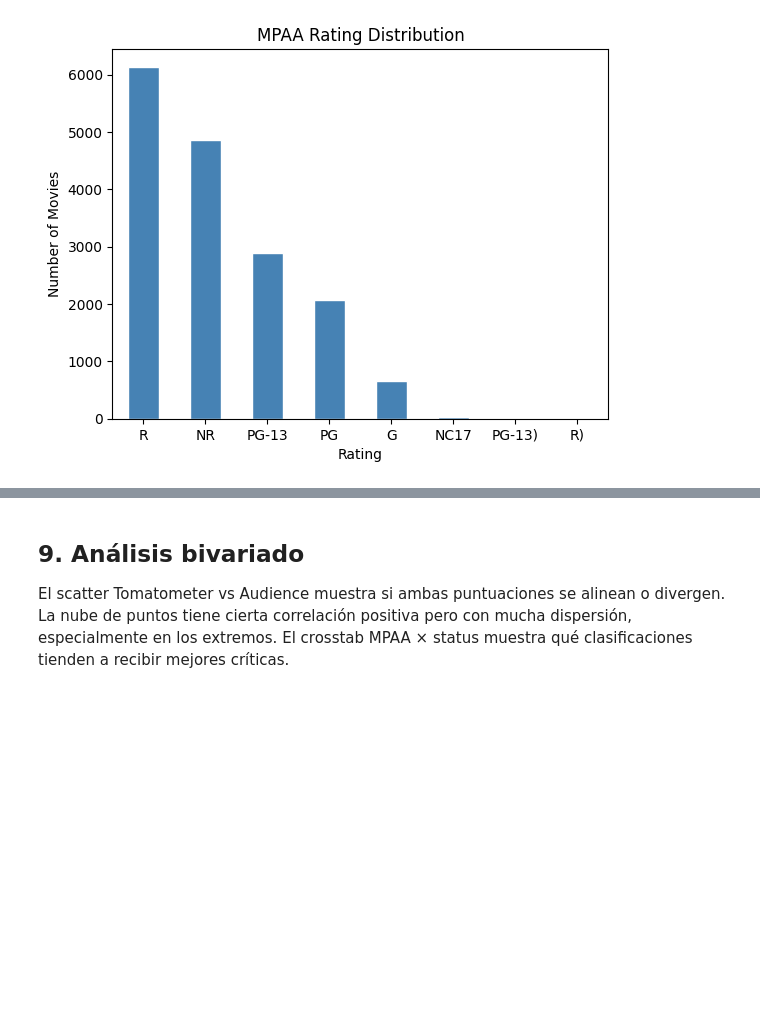
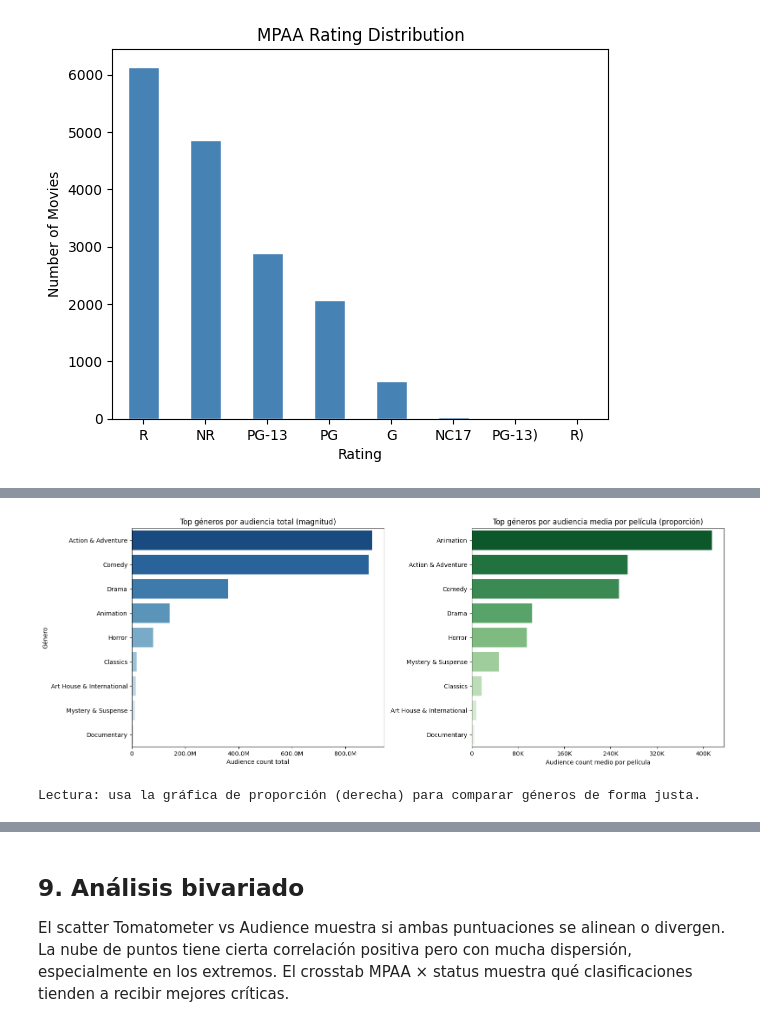
Before and after one commit to alvaromedinaro-png/Rotten-tomatoes-movies-data-analisis, a Jupyter notebook: notebooks/eda.ipynb, the cells around one changed output, grey strips where cells are left out. Saved outputs shown, nothing was run; the diff lists cells and outputs as text; code cells hidden in the pictures; blank space fills up the shorter version.

```diff
--- a/notebooks/eda.ipynb
+++ b/notebooks/eda.ipynb
@@ -245,0 +315,66 @@ plt.show()
+# %%
+from matplotlib.ticker import FuncFormatter, MaxNLocator
+
+
+def format_compact(x, _pos):
+    if abs(x) >= 1_000_000:
+        return f"{x / 1_000_000:.1f}M"
+    if abs(x) >= 1_000:
+        return f"{x / 1_000:.0f}K"
+    return f"{x:.0f}"
+
+
+_views = df.copy()
+_views['primary_genre_raw'] = _views['genre'].fillna('Unknown').str.split(',').str[0].str.strip()
+
+genre_views = (
+    _views.groupby('primary_genre_raw', as_index=False)
+    .agg(
+        n_movies=('movie_title', 'count'),
+        total_audience=('audience_count', 'sum'),
+        mean_audience_count=('audience_count', 'mean'),
+        median_audience_count=('audience_count', 'median')
+    )
+)
+
+# Umbral de robustez muestral
+genre_views = genre_views[genre_views['n_movies'] >= 50].copy()
+
+top_total = genre_views.sort_values('total_audience', ascending=False).head(10)
+top_prop = genre_views.sort_values('mean_audience_count', ascending=False).head(10)
+
+display(
+    genre_views.sort_values('mean_audience_count', ascending=False)
+    [['primary_genre_raw', 'n_movies', 'total_audience', 'mean_audience_count', 'median_audience_count']]
+    .head(10)
+)
+
+fig, axes = plt.subplots(1, 2, figsize=(16, 6))
+
+sns.barplot(
+    data=top_total,
+    x='total_audience', y='primary_genre_raw',
+    hue='primary_genre_raw', palette='Blues_r', legend=False, ax=axes[0]
+)
+axes[0].set_title('Top géneros por audiencia total (magnitud)')
+axes[0].set_xlabel('Audience count total')
+axes[0].set_ylabel('Género')
+axes[0].xaxis.set_major_locator(MaxNLocator(nbins=6))
+axes[0].xaxis.set_major_formatter(FuncFormatter(format_compact))
+
+sns.barplot(
+    data=top_prop,
+    x='mean_audience_count', y='primary_genre_raw',
+    hue='primary_genre_raw', palette='Greens_r', legend=False, ax=axes[1]
+)
+axes[1].set_title('Top géneros por audiencia media por película (proporción)')
+axes[1].set_xlabel('Audience count medio por película')
+axes[1].set_ylabel('')
+axes[1].xaxis.set_major_locator(MaxNLocator(nbins=6))
+axes[1].xaxis.set_major_formatter(FuncFormatter(format_compact))
+
+plt.tight_layout()
+plt.show()
+
+print('Lectura: usa la gráfica de proporción (derecha) para comparar géneros de forma justa.')
+# %% [output]
@@ -245,0 +391,2 @@ plt.show()
+[figure, added]
+Lectura: usa la gráfica de proporción (derecha) para comparar géneros de forma justa.
```
Also changed, not shown: parts of 13 cells of this notebook, 2 other files.
